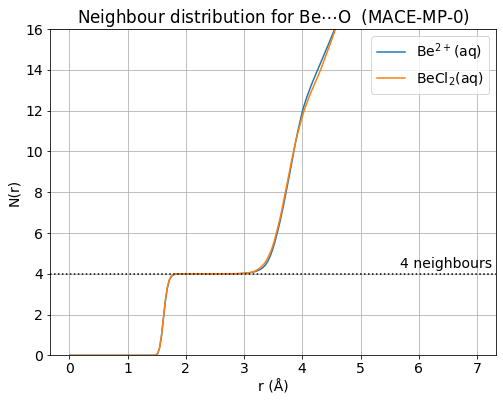
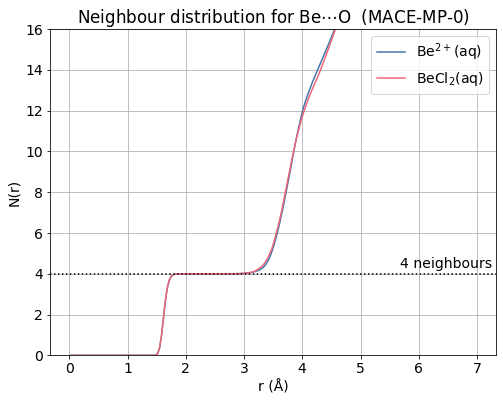
The notebook cell's code change between the first figure and the second:
--- before
+++ after
@@ -1,5 +1,5 @@
 fig, ax = plt.subplots(figsize=(8, 6))
 for key, data in POLAR_rdf_data.items():
-    ax.plot(data['# Distance / pm']/100, data['  Integral'], label=key)
+    ax.plot(data['# Distance / pm']/100, data['  Integral'], color=colour_map[key], label=key)
 
 y = 4

Commit: Colours are now more systematic